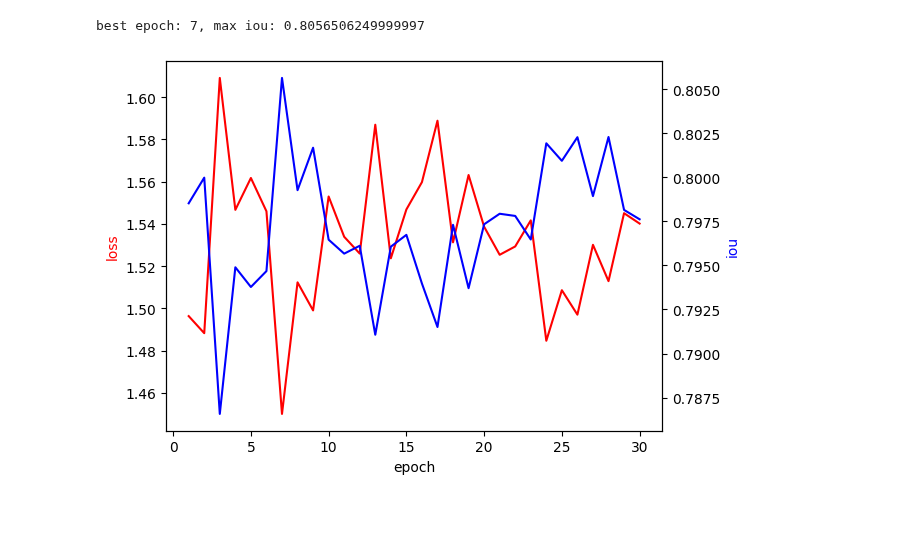
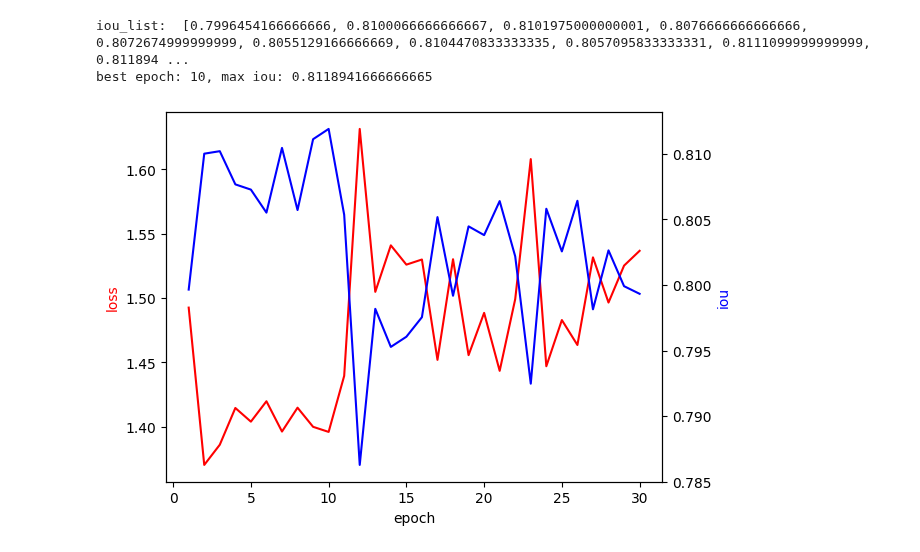
Before and after one commit to Leezed525/pytorch_cv_base, a Jupyter notebook: visualization/loss_visualization.ipynb, the cells around one changed output. Cells and saved outputs as stored; diff of their text form; code cells hidden in the pictures; blank space fills up the shorter version.

```diff
--- a/visualization/loss_visualization.ipynb
+++ b/visualization/loss_visualization.ipynb
@@ -59,19 +59,20 @@ def read_loss_file(file_path, mode='train'):
 
 
 # loss_file_path = '/home/lzd/workspace/LeeNet/logs/LeeNet_plScore_OS_sigma_RGBT/result.log'
+# loss_file_path = '/home/lzd/workspace/LeeNet/logs/LeeNet_plScore_OS_sigma_RGBT/result_3path_4score_sota.log'
 # loss_file_path = '/home/lzd/workspace/LeeNet/logs/LeeNet_plScore_OS_sigma_RGBT/result_2path_4score.log'
 # loss_file_path = '/home/lzd/workspace/LeeNet/logs/LeeNet_plScore_OS_sigma_RGBT/result_20240715sota.log'
 # loss_file_path = '/home/lzd/workspace/LeeNet/logs/LeeNet_plScore_OS_sigma_RGBT/result_2path_adapter_dropkey.log'
 
-# loss_file_path = '/home/lzd/workspace/LeeNet/logs/LeeNet_plScore_OS_sigma_RGBD/result.log'
+loss_file_path = '/home/lzd/workspace/LeeNet/logs/LeeNet_plScore_OS_sigma_RGBD/result.log'
 # loss_file_path = '/home/lzd/workspace/LeeNet/logs/LeeNet_plScore_OS_sigma_RGBD/result_2path_adapter_dropkey.log'
 
-loss_file_path = '/home/lzd/workspace/LeeNet/logs/LeeNet_plScore_OS_sigma_RGBE/result.log'
+# loss_file_path = '/home/lzd/workspace/LeeNet/logs/LeeNet_plScore_OS_sigma_RGBE/result.log'
 # loss_file_path = '/home/lzd/workspace/LeeNet/logs/LeeNet_plScore_OS_sigma_RGBE/result_2path_4score.log'
 # loss_file_path = '/home/lzd/workspace/LeeNet/logs/LeeNet_plScore_OS_sigma_RGBE/result_3path_4score_no_norm.log'
 # loss_file_path = '/home/lzd/workspace/LeeNet/logs/LeeNet_plScore_OS_sigma_RGBE/result_3path_4score_modal_norm.log'
 
-mode = 1# 0: train, 1: val
+mode = 1  # 0: train, 1: val
 start_epoch = 0
 end_epoch = 0
 info = read_loss_file(loss_file_path, mode='train' if mode == 0 else 'val')
@@ -86,32 +87,35 @@ for epoch, loss_iou in info.items():
     num = 0
     loss_sum = 0
     iou_sum = 0
     for loss, iou in loss_iou:
         num += 1
         loss_sum += loss
         iou_sum += iou
     avg_loss = loss_sum / num
     avg_iou = iou_sum / num
     if avg_iou > max_iou:
         max_iou = avg_iou
         best_epoch = epoch
     loss_list.append(loss_sum / num)
     iou_list.append(iou_sum / num)
 end_epoch = len(loss_list) if end_epoch == 0 else end_epoch
 loss_list, iou_list = loss_list[start_epoch:end_epoch], iou_list[start_epoch:end_epoch]
 
+print("iou_list: ", iou_list)
+
 print(f"best epoch: {best_epoch}, max iou: {max_iou}")
 
 # 放大画布
 # 分两个画布绘制
 fig, ax1 = plt.subplots()
 ax2 = ax1.twinx()
 ax1.plot(range(start_epoch + 1, end_epoch + 1), loss_list, 'r-')
 ax2.plot(range(start_epoch + 1, end_epoch + 1), iou_list, 'b-')
 ax1.set_xlabel('epoch')
 ax1.set_ylabel('loss', color='r')
 ax2.set_ylabel('iou', color='b')
 plt.show()
 # %% [output]
-best epoch: 7, max iou: 0.8056506249999997
+iou_list:  [0.7996454166666666, 0.8100066666666667, 0.8101975000000001, 0.8076666666666666, 0.8072674999999999, 0.8055129166666669, 0.8104470833333335, 0.8057095833333331, 0.8111099999999999, 0.811894 ...
+best epoch: 10, max iou: 0.8118941666666665
-[figure, old version]
+[figure, new version]
```
Also changed, not shown: 3 other files.
